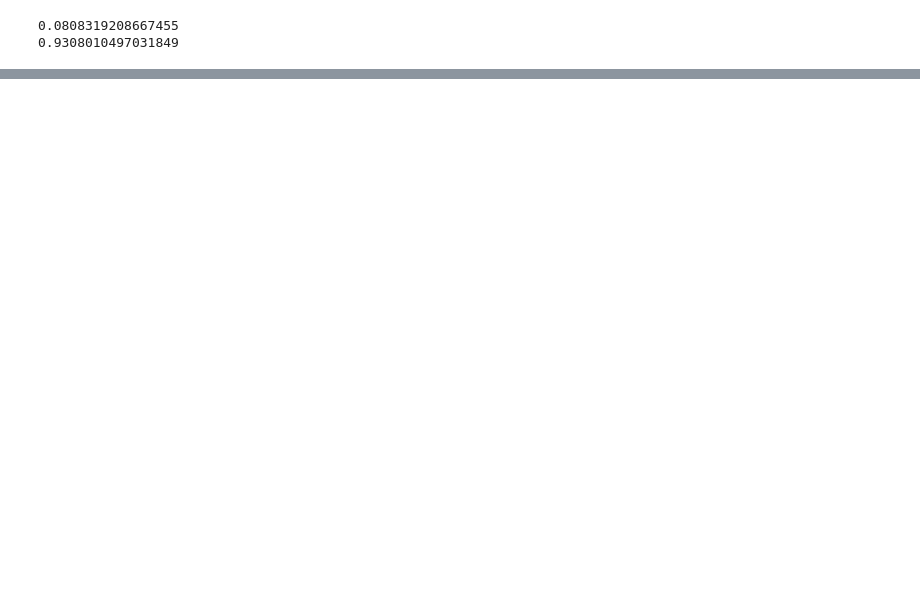
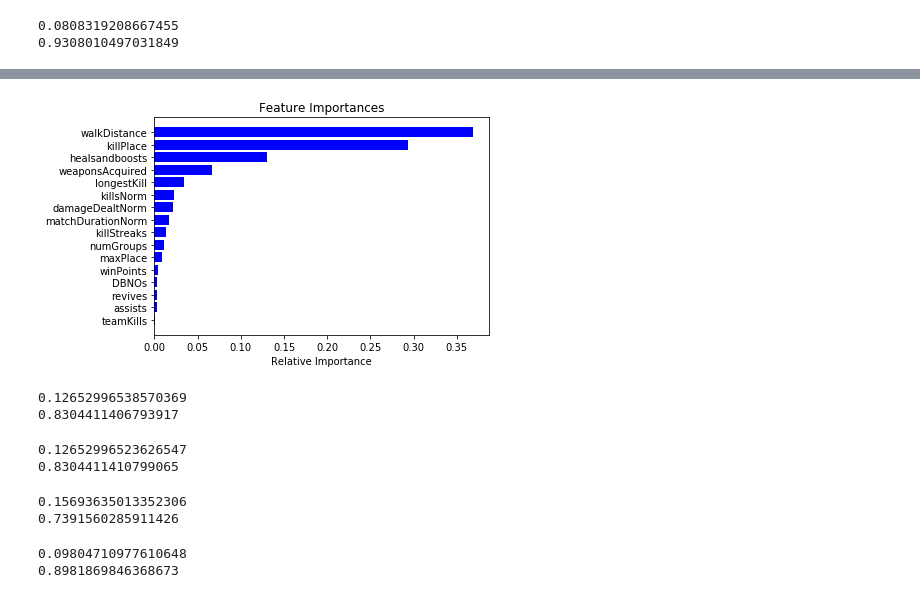
Before and after one commit to sarthakkhoche/PUBG-Win-Percentile-Prediction, a Jupyter notebook: main.ipynb, the cells around one changed output, grey strips where cells are left out. Saved outputs shown, nothing was run; the diff lists cells and outputs as text; code cells hidden in the pictures; blank space fills up the shorter version.

```diff
--- a/main.ipynb
+++ b/main.ipynb
@@ -127,4 +101,5 @@ print(model.score(val_X, val_y))
 # %%
+train_X, val_X, train_y, val_y = train_test_split(X,y, test_size=0.2, random_state=1)
 regressor = RandomForestRegressor(n_estimators = 50, random_state = 0, min_samples_leaf=3, max_features='sqrt')
 regressor.fit(train_X, train_y)
 predict = regressor.predict(val_X)
@@ -151,0 +134,39 @@ Name: Duo, dtype: float64
+# %%
+features = train_X.columns
+importances = regressor.feature_importances_
+indices = np.argsort(importances)
+
+plt.title('Feature Importances')
+plt.barh(range(len(indices)), importances[indices], color='b', align='center')
+plt.yticks(range(len(indices)), [features[i] for i in indices])
+plt.xlabel('Relative Importance')
+plt.show()
+# %% [output]
+[figure, added]
+# %%
+rr = Ridge(alpha=0.01)
+rr.fit(train_X, train_y)
+predict = rr.predict(val_X)
+print(np.sqrt(metrics.mean_squared_error(val_y, predict)))
+print(rr.score(val_X, val_y))
+# %% [output]
+0.12652996538570369
+0.8304411406793917
+# %%
+rr100 = Ridge(alpha=100)
+rr100.fit(train_X, train_y)
+predict = rr100.predict(val_X)
+print(np.sqrt(metrics.mean_squared_error(val_y, predict)))
+print(rr100.score(val_X, val_y))
+# %% [output]
+0.12652996523626547
+0.8304411410799065
+# %%
+lasso = Lasso()
+lasso.fit(train_X,train_y)
+predict = lasso.predict(val_X)
+print(np.sqrt(metrics.mean_squared_error(val_y, predict)))
+print(lasso.score(val_X, val_y))
+# %% [output]
+0.15693635013352306
+0.7391560285911426
@@ -151,0 +176,12 @@ Name: Duo, dtype: float64
+# %%
+polynomial_features= PolynomialFeatures(degree=2)
+x_poly = polynomial_features.fit_transform(train_X)
+
+model = LinearRegression()
+model.fit(x_poly, train_y)
+pred = model.predict(val_X_poly)
+print(np.sqrt(metrics.mean_squared_error(val_y, pred)))
+print(model.score(val_X_poly, val_y))
+# %% [output]
+0.09804710977610648
+0.8981869846368673
```
Also changed, not shown: parts of 13 cells of this notebook, 2 other files.
